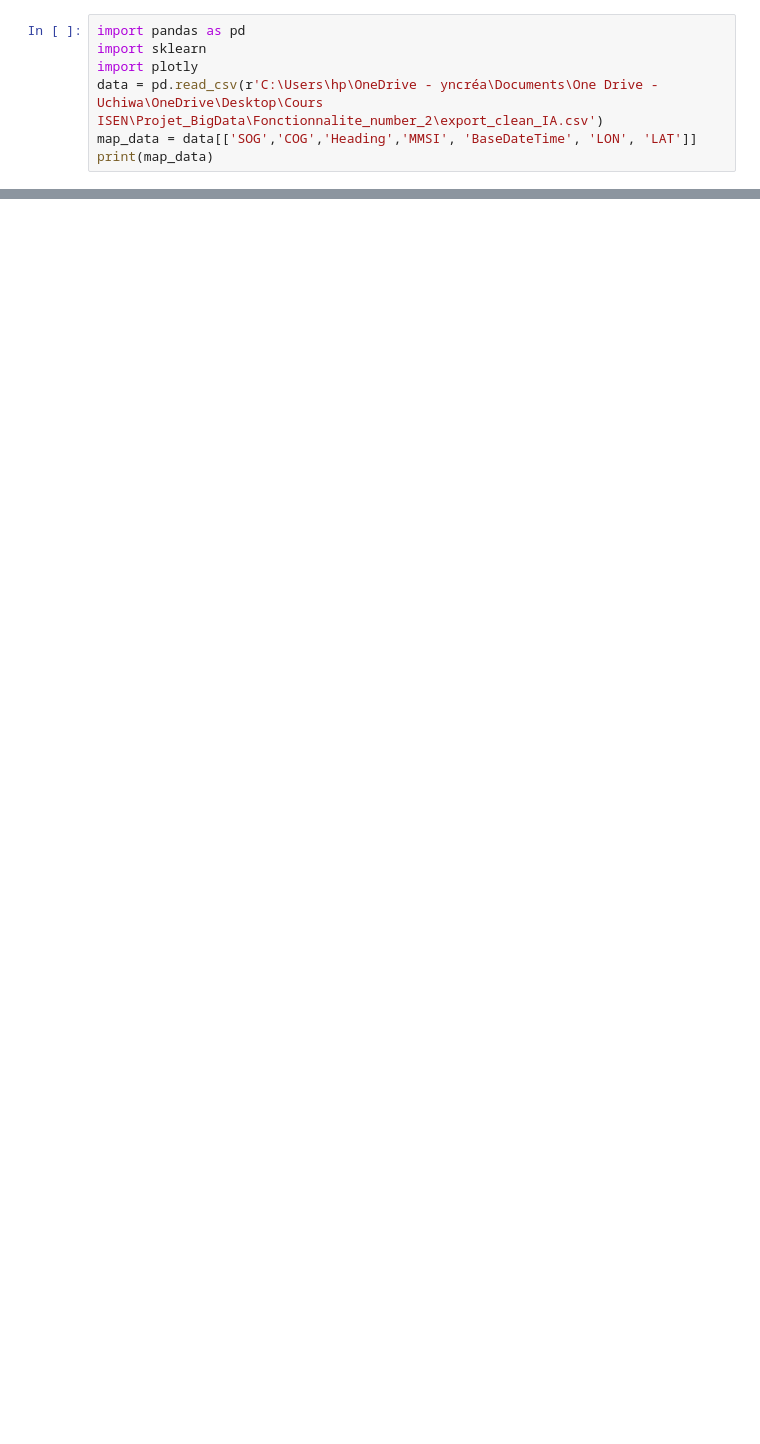
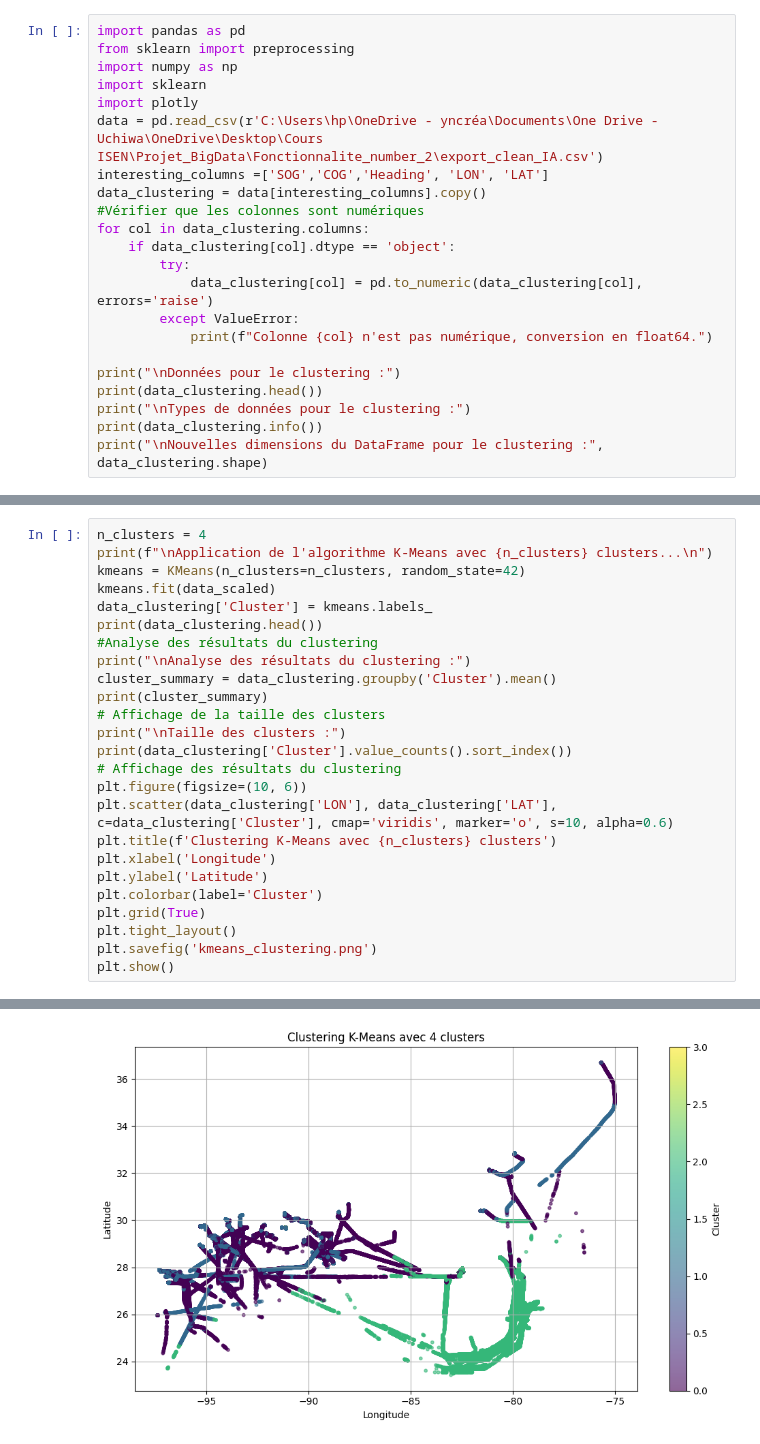
Before and after one commit to Rollintayi/Project_C_NN, a Jupyter notebook: Besoin_1.ipynb, the cells around one changed output, grey strips where cells are left out. Drawn from its saved outputs; the diff is of its cells as text; blank space fills up the shorter version.

```diff
--- a/Besoin_1.ipynb
+++ b/Besoin_1.ipynb
@@ -1,8 +1,23 @@
 # %%
 import pandas as pd
+from sklearn import preprocessing
+import numpy as np
 import sklearn
 import plotly
 data = pd.read_csv(r'C:\Users\hp\OneDrive - yncréa\Documents\One Drive - Uchiwa\OneDrive\Desktop\Cours ISEN\Projet_BigData\Fonctionnalite_number_2\export_clean_IA.csv')
-map_data = data[['SOG','COG','Heading','MMSI', 'BaseDateTime', 'LON', 'LAT']]
-print(map_data)
+interesting_columns =['SOG','COG','Heading', 'LON', 'LAT']
+data_clustering = data[interesting_columns].copy()
+#Vérifier que les colonnes sont numériques
+for col in data_clustering.columns:
+    if data_clustering[col].dtype == 'object':
+        try:
+            data_clustering[col] = pd.to_numeric(data_clustering[col], errors='raise')
+        except ValueError:
+            print(f"Colonne {col} n'est pas numérique, conversion en float64.")
+
+print("\nDonnées pour le clustering :")
+print(data_clustering.head())
+print("\nTypes de données pour le clustering :")
+print(data_clustering.info())
+print("\nNouvelles dimensions du DataFrame pour le clustering :", data_clustering.shape)
 # %% [output]
@@ -25,0 +83,26 @@ print(map_data)
+# %%
+n_clusters = 4
+print(f"\nApplication de l'algorithme K-Means avec {n_clusters} clusters...\n")
+kmeans = KMeans(n_clusters=n_clusters, random_state=42)
+kmeans.fit(data_scaled)
+data_clustering['Cluster'] = kmeans.labels_
+print(data_clustering.head())
+#Analyse des résultats du clustering
+print("\nAnalyse des résultats du clustering :")
+cluster_summary = data_clustering.groupby('Cluster').mean()
+print(cluster_summary)
+# Affichage de la taille des clusters
+print("\nTaille des clusters :")
+print(data_clustering['Cluster'].value_counts().sort_index())
+# Affichage des résultats du clustering
+plt.figure(figsize=(10, 6))
+plt.scatter(data_clustering['LON'], data_clustering['LAT'], c=data_clustering['Cluster'], cmap='viridis', marker='o', s=10, alpha=0.6)
+plt.title(f'Clustering K-Means avec {n_clusters} clusters')
+plt.xlabel('Longitude')
+plt.ylabel('Latitude')
+plt.colorbar(label='Cluster')
+plt.grid(True)
+plt.tight_layout()
+plt.savefig('kmeans_clustering.png')
+plt.show()
+# %% [output]
@@ -25,0 +126 @@ print(map_data)
+[figure, added]
```
Also changed, not shown: parts of 13 cells of this notebook, 8 other files.
